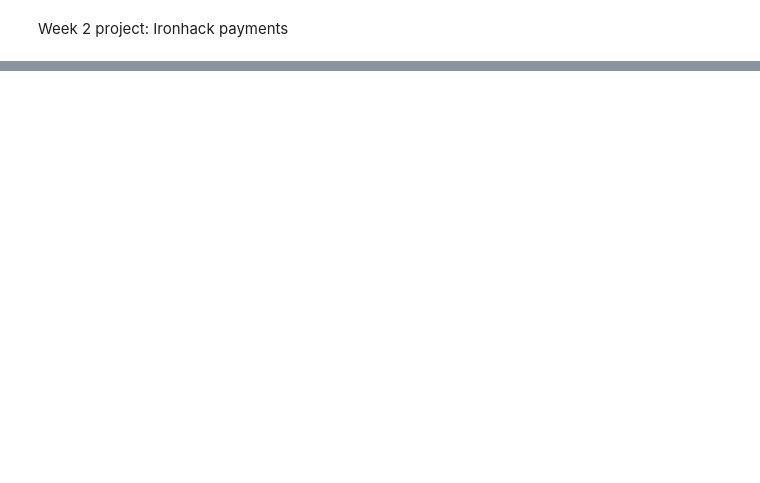
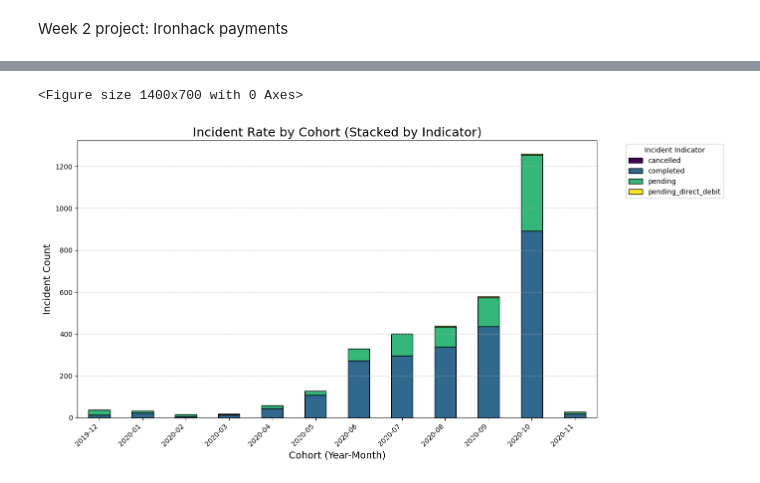
Before and after one commit to ironhack-labs/project-1-ironhack-payments-2-en, a Jupyter notebook: ironhack_payments_project_home.ipynb, the cells around one changed output, grey strips where cells are left out. Drawn from its saved outputs; the diff is of its cells as text; code cells hidden in the pictures; blank space fills up the shorter version.

```diff
--- a/ironhack_payments_project_home.ipynb
+++ b/ironhack_payments_project_home.ipynb
@@ -277,0 +438,71 @@ plt.show()
+# %%
+def incident_rate_stacked(cash_request_df: pd.DataFrame, incident_indicators) -> pd.DataFrame:
+    """
+    Incident Rate: Determine the incident rate for each cohort with a focus on different incident indicators.
+    Generate a stacked bar chart showing the proportion of each indicator per cohort.
+
+    Parameters:
+    - cash_request_df (pd.DataFrame):
+        DataFrame containing cash advance request data with at least the following columns:
+            - 'created_at' (str or datetime-like): The date when the cash advance request was created.
+            - 'recovery_status' (any): The status indicating recovery or incident (e.g., 'Recovered', None).
+    - incident_indicators (list): List of incident indicators to include in the analysis.
+
+    Returns:
+    - pd.DataFrame:
+        DataFrame with the count of each incident indicator per cohort.
+    """
+    # Convert 'created_at' to datetime if it's not already
+    cash_request_df['created_at'] = pd.to_datetime(cash_request_df['created_at'], errors='coerce')
+
+    # Handle potential NaT values after conversion
+    if cash_request_df['created_at'].isnull().any():
+        raise ValueError("Some 'created_at' entries could not be converted to datetime.")
+
+    # Extract cohort (year and month) as 'YYYY-MM'
+    cash_request_df['cohort'] = cash_request_df['created_at'].dt.strftime('%Y-%m')
+
+    # Filter data for the specified incident indicators
+    filtered_df = cash_request_df[cash_request_df['recovery_status'].isin(incident_indicators)]
+
+    # Group by cohort and recovery_status to calculate counts
+    incidents_by_indicator = (
+        filtered_df.groupby(['cohort', 'recovery_status'])
+        .size()
+        .unstack(fill_value=0)  # Pivot the recovery_status column
+    )
+
+    # Add missing columns for any incident indicators not in the data
+    for indicator in incident_indicators:
+        if indicator not in incidents_by_indicator.columns:
+            incidents_by_indicator[indicator] = 0
+
+    # Reorder columns to match the order of incident_indicators
+    incidents_by_indicator = incidents_by_indicator[incident_indicators]
+
+    # Plot the stacked bar chart
+    plt.figure(figsize=(14, 7))
+    incidents_by_indicator.plot(kind='bar', stacked=True, figsize=(14, 7), colormap='viridis', edgecolor='black')
+
+    # Add labels and title
+    plt.title('Incident Rate by Cohort (Stacked by Indicator)', fontsize=18)
+    plt.xlabel('Cohort (Year-Month)', fontsize=14)
+    plt.ylabel('Incident Count', fontsize=14)
+    plt.xticks(rotation=45, ha='right')  # Rotate x-axis labels for better readability
+    plt.legend(title='Incident Indicator', bbox_to_anchor=(1.05, 1), loc='upper left')
+    plt.grid(axis='y', linestyle='--', alpha=0.7)  # Add horizontal gridlines
+    plt.tight_layout()
+
+    # Show the plot
+    plt.show()
+
+    return incidents_by_indicator
+
+
+incident_counts_by_cohort = incident_rate_stacked(cash_request_df, incident_indicators)
+
+# Display the DataFrame
+print(incident_counts_by_cohort)
+# %% [output]
+<Figure size 1400x700 with 0 Axes>
+[figure, added]
```
Also changed, not shown: parts of 7 cells of this notebook, 1 other file.
